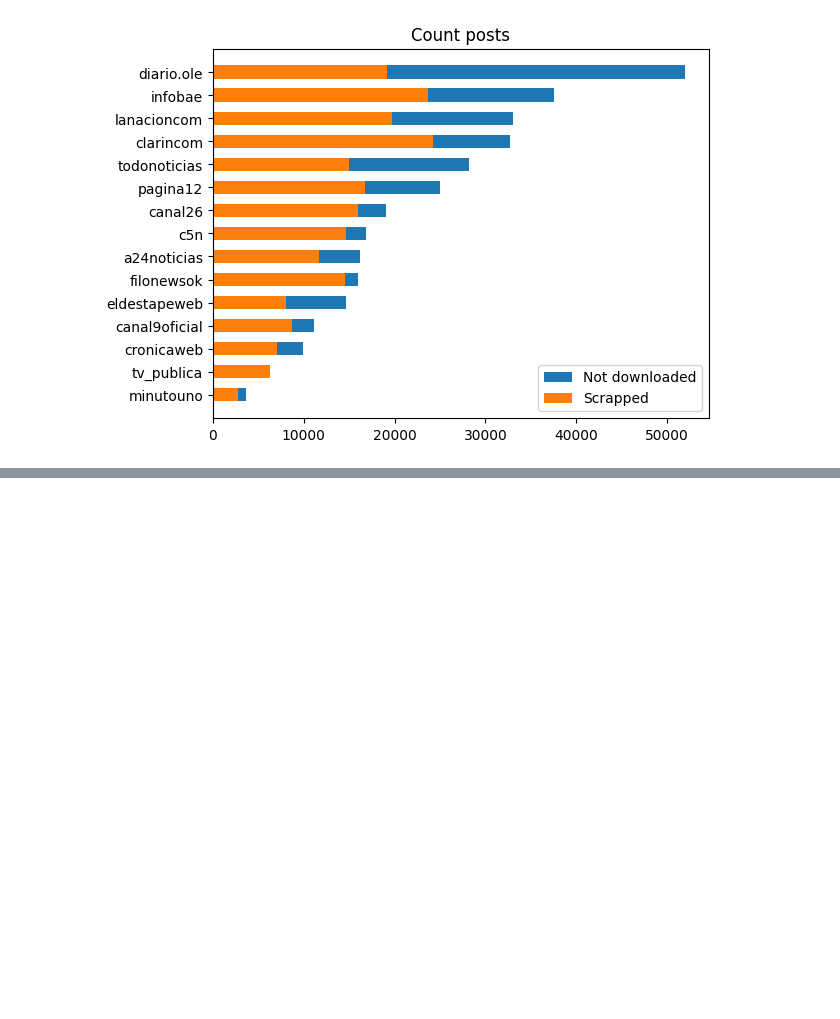
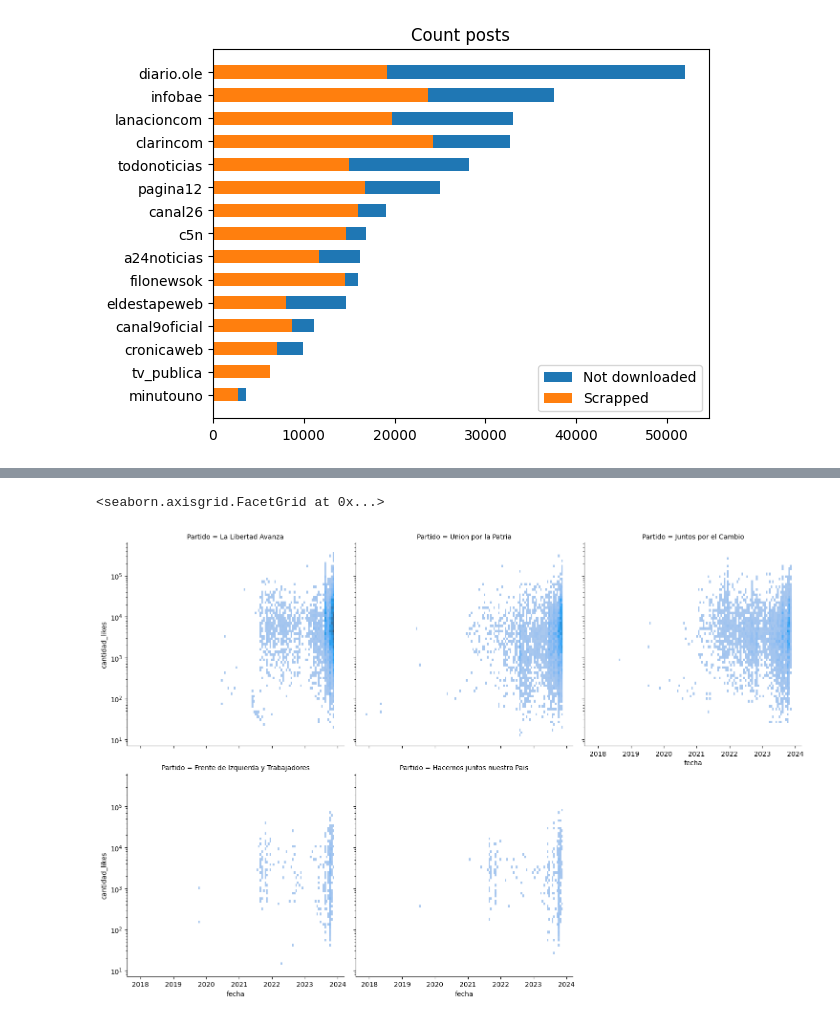
Before and after one commit to 0sc4rL0pez/elecciones2023-arg, a Jupyter notebook: Elecciones + IA/analisis_exploratorio/plotting.ipynb, the cells around one changed output, grey strips where cells are left out. Cells and saved outputs as stored; diff of their text form; code cells hidden in the pictures; blank space fills up the shorter version.

```diff
--- a/Elecciones + IA/analisis_exploratorio/plotting.ipynb
+++ b/Elecciones + IA/analisis_exploratorio/plotting.ipynb
@@ -73,0 +83,5 @@ Text(0.5, 0, '')
+# %%
+sns.displot(data= post_political,x='fecha',y='cantidad_likes',col='Partido',log_scale=(False,True),col_wrap=3)
+# %% [output]
+<seaborn.axisgrid.FacetGrid at 0x...>
+[figure, added]
```
Also changed, not shown: parts of 8 cells of this notebook.
